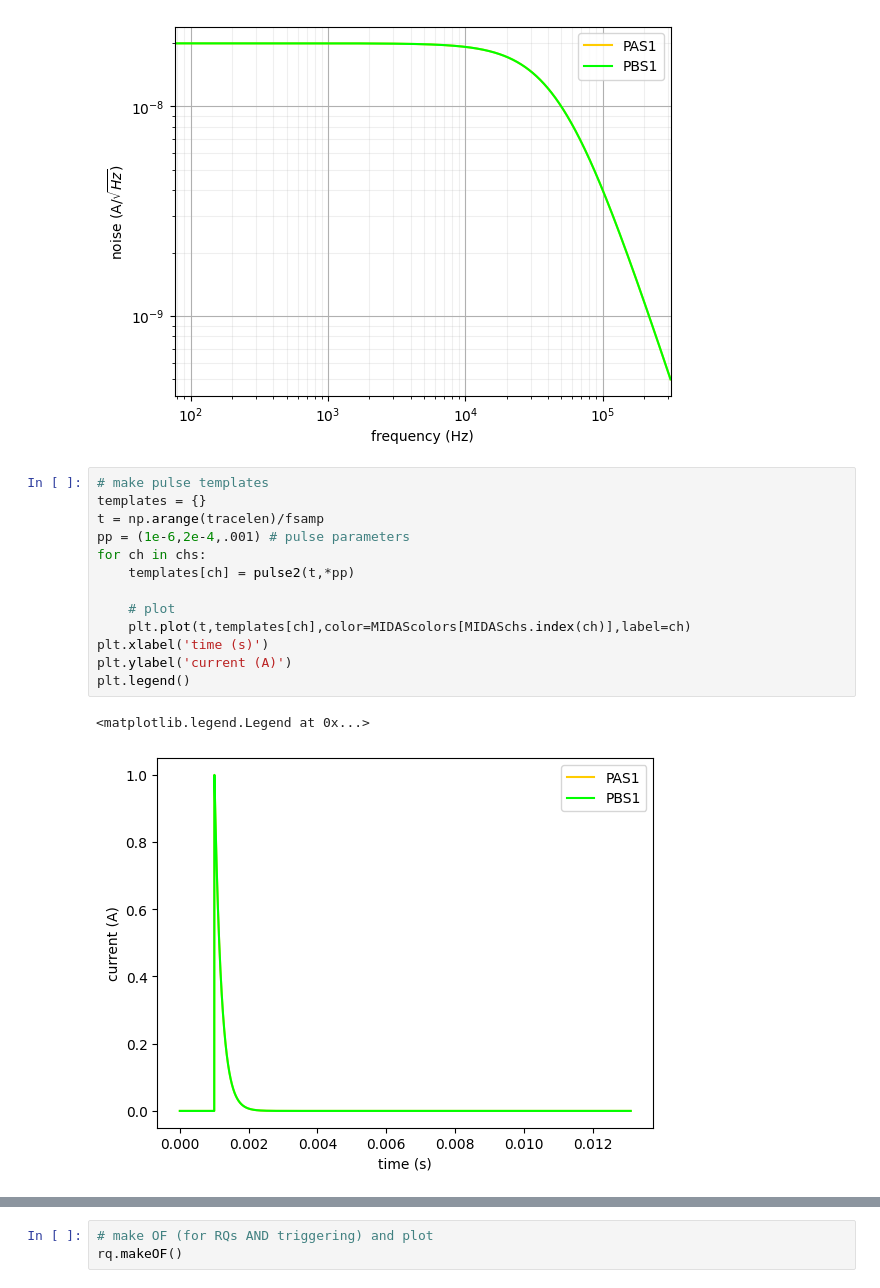
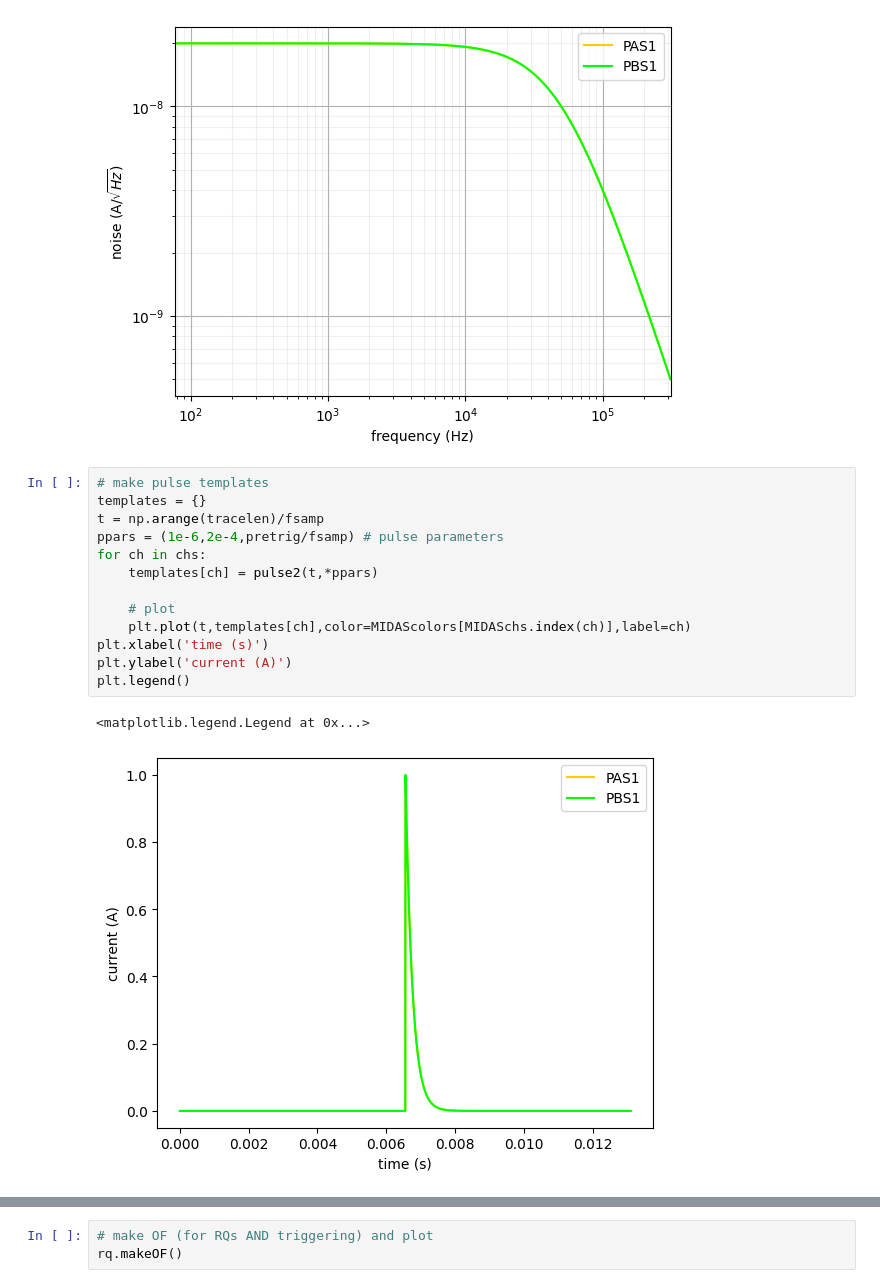
Before and after one commit to DMQIS/HVeV, a Jupyter notebook: notebooks/OF_example.ipynb, the cells around one changed output, grey strips where cells are left out. Drawn from its saved outputs; the diff is of its cells as text.

```diff
--- a/notebooks/OF_example.ipynb
+++ b/notebooks/OF_example.ipynb
@@ -39,19 +40,19 @@ plotPSDs(psds,tracelen=tracelen)
 # %%
 # make pulse templates
 templates = {}
 t = np.arange(tracelen)/fsamp
-pp = (1e-6,2e-4,.001) # pulse parameters
+ppars = (1e-6,2e-4,pretrig/fsamp) # pulse parameters
 for ch in chs:
-    templates[ch] = pulse2(t,*pp)
+    templates[ch] = pulse2(t,*ppars)
 
     # plot
     plt.plot(t,templates[ch],color=MIDAScolors[MIDASchs.index(ch)],label=ch)
 plt.xlabel('time (s)')
 plt.ylabel('current (A)')
 plt.legend()
 # %% [output]
 <matplotlib.legend.Legend at 0x...>
-[figure, old version]
+[figure, new version]
 # %%
 # simulate data
 mu = 1e-5
```
Also changed, not shown: parts of 14 cells of this notebook, 4 other files.
